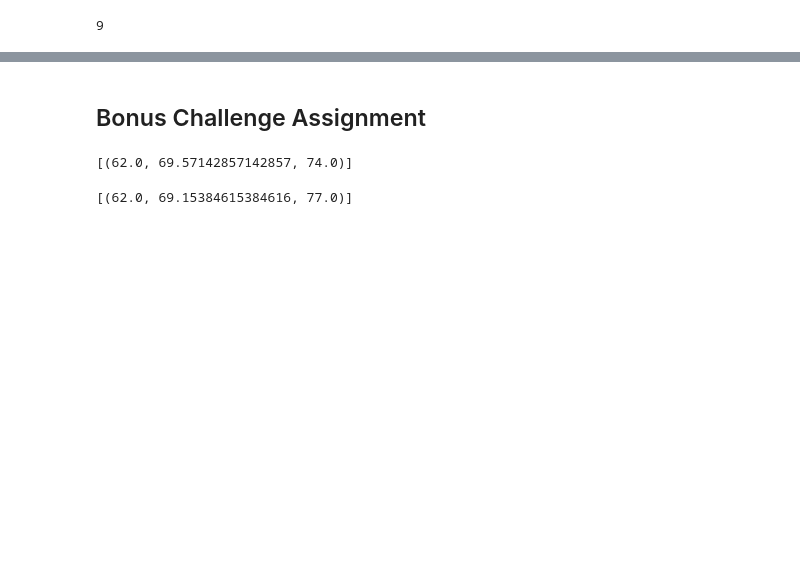
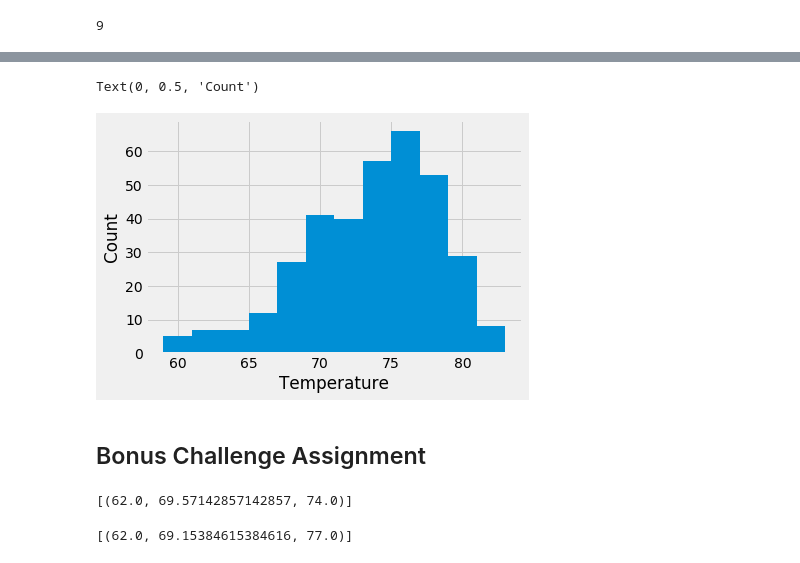
Before and after one commit to VL14/sqlalchemy-challenge, a Jupyter notebook: climate_starter.ipynb, the cells around one changed output, grey strips where cells are left out. Cells and saved outputs as stored; diff of their text form; code cells hidden in the pictures; blank space fills up the shorter version.

```diff
--- a/climate_starter.ipynb
+++ b/climate_starter.ipynb
@@ -173,3 +193,8 @@ for row in station_counts:
 # %%
-# Choose the station with the highest number of temperature observations. (use func.max or func.count)
-# Query the last 12 months of temperature observation data for this station and plot the results as a histogram with bins=12
+# Choose the station with the highest number of temperature observations.
+# Query the last 12 months of temperature observation data for this station
+tobs = session.query(Measurement.date, Measurement.tobs).filter(Measurement.date > '2016-08-22').filter_by(station='USC00519281').order_by(Measurement.tobs.desc()).all()
+
+# Check data
+for x in tobs:
+    print(x.date, x.tobs)
@@ -176,3 +219,14 @@ for row in station_counts:
+# %%
+# Plot the results as a histogram with bins=12
+tobs_df = pd.DataFrame(tobs)
+
+fig,ax =plt.subplots()
+ax.hist(tobs_df['tobs'], bins=12)
+plt.xlabel("Temperature")
+plt.ylabel("Count")
+# %% [output]
+Text(0, 0.5, 'Count')
+[figure, added]
 # %% [markdown]
 ## Bonus Challenge Assignment
 # %%
```
Also changed, not shown: parts of 6 cells of this notebook.
